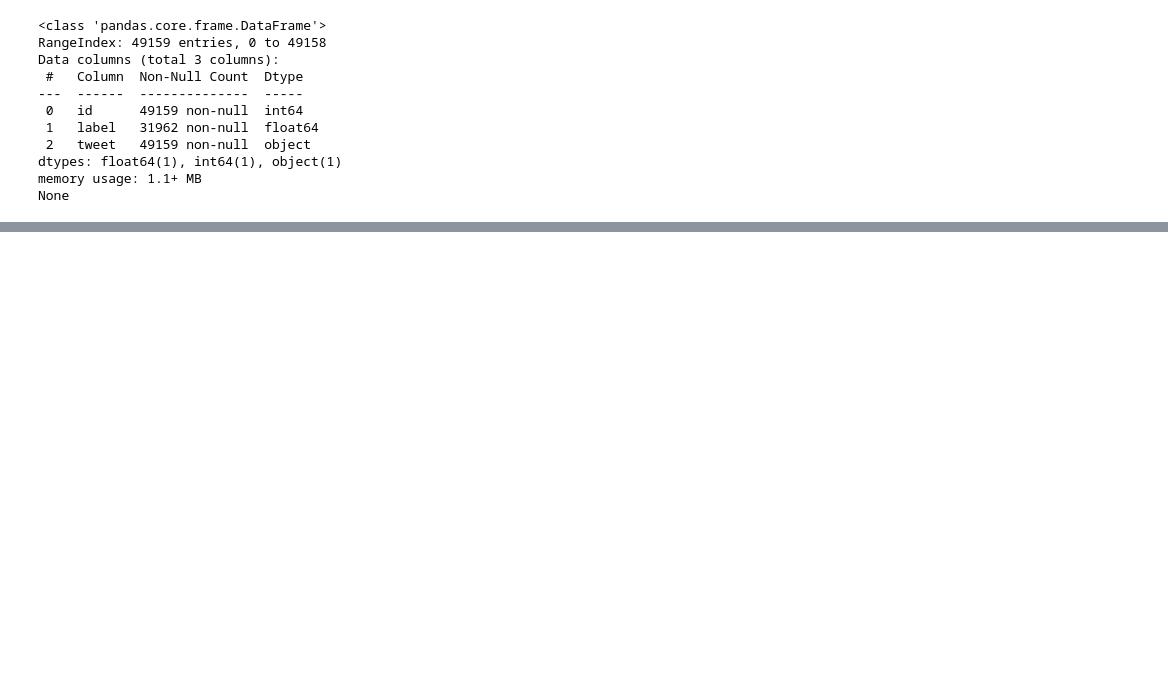
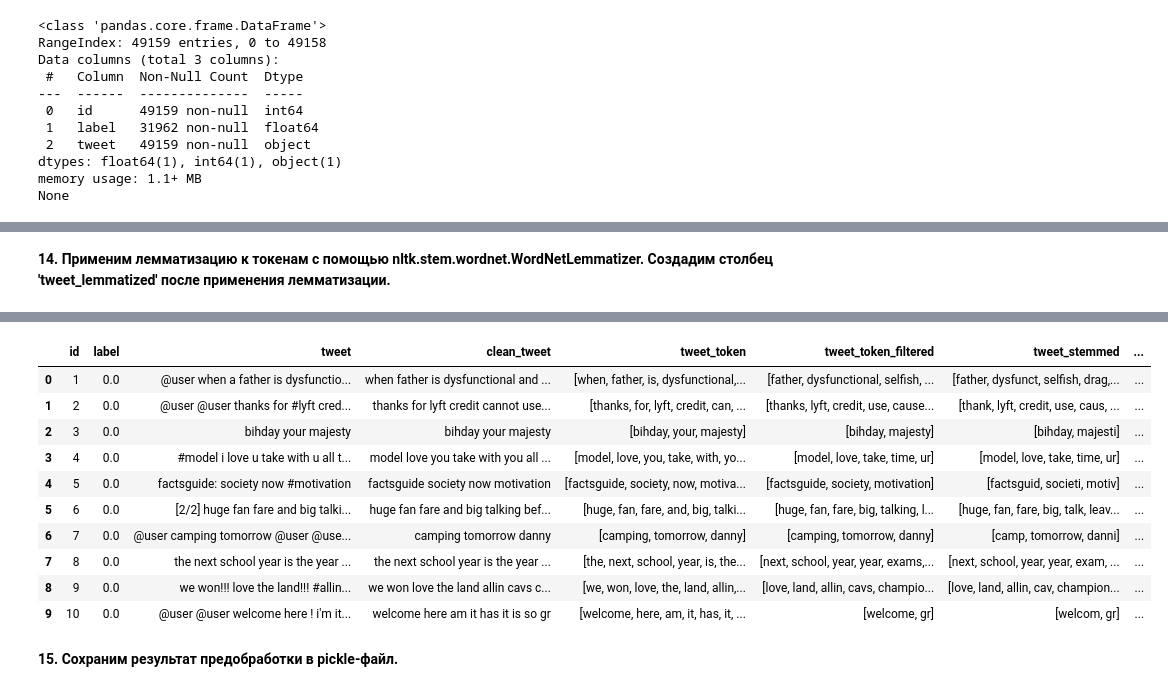
Before and after one commit to servatorx/gb_nlp, a Jupyter notebook: hw1/hw_lesson_1.ipynb, the cells around one changed output, grey strips where cells are left out. Drawn from its saved outputs; the diff is of its cells as text; code cells hidden in the pictures; blank space fills up the shorter version.

```diff
--- a/hw1/hw_lesson_1.ipynb
+++ b/hw1/hw_lesson_1.ipynb
@@ -364,0 +536,3 @@ None
+# %%
+combine_df['tweet_token_filtered'] = combine_df['tweet_token'].apply(lambda words: [word for word in words if not word in stop_words])
+combine_df.head(5)
@@ -364,0 +548,10 @@ None
+# %%
+from nltk.stem import PorterStemmer
+stemmer = PorterStemmer()
+
+def make_stem(words: list)-> list:
+    return [stemmer.stem(word) for word in words]
+# %%
+%%time
+combine_df['tweet_stemmed'] = combine_df['tweet_token_filtered'].apply(make_stem)
+combine_df.head(5)
@@ -364,0 +567,16 @@ None
+# %% [markdown]
+**14. Применим лемматизацию к токенам с помощью nltk.stem.wordnet.WordNetLemmatizer. Создадим столбец 'tweet_lemmatized' после применения лемматизации.**
+# %%
+from nltk.stem import WordNetLemmatizer
+from nltk.corpus import wordnet
+
+lemmatizer = WordNetLemmatizer()
+
+def make_lemmatize(words: list)-> list:
+    # леммы по глаголам
+    return [lemmatizer.lemmatize(word, pos=wordnet.VERB) for word in words]
+# %%
+%%time
+combine_df['tweet_lemmatized'] = combine_df['tweet_token_filtered'].apply(make_lemmatize)
+combine_df.head(10)
+# %% [output]
@@ -364,0 +585,13 @@ None
+|  | id | label | tweet | clean_tweet | tweet_token | tweet_token_filtered | tweet_stemmed | ... |
+| 0 | 1 | 0.0 | @user when a father is dysfunctio... | when father is dysfunctional and ... | [when, father, is, dysfunctional,... | [father, dysfunctional, selfish, ... | [father, dysfunct, selfish, drag,... | ... |
+| 1 | 2 | 0.0 | @user @user thanks for #lyft cred... | thanks for lyft credit cannot use... | [thanks, for, lyft, credit, can, ... | [thanks, lyft, credit, use, cause... | [thank, lyft, credit, use, caus, ... | ... |
+| 2 | 3 | 0.0 | bihday your majesty | bihday your majesty | [bihday, your, majesty] | [bihday, majesty] | [bihday, majesti] | ... |
+| 3 | 4 | 0.0 | #model i love u take with u all t... | model love you take with you all ... | [model, love, you, take, with, yo... | [model, love, take, time, ur] | [model, love, take, time, ur] | ... |
+| 4 | 5 | 0.0 | factsguide: society now #motivation | factsguide society now motivation | [factsguide, society, now, motiva... | [factsguide, society, motivation] | [factsguid, societi, motiv] | ... |
+| 5 | 6 | 0.0 | [2/2] huge fan fare and big talki... | huge fan fare and big talking bef... | [huge, fan, fare, and, big, talki... | [huge, fan, fare, big, talking, l... | [huge, fan, fare, big, talk, leav... | ... |
+| 6 | 7 | 0.0 | @user camping tomorrow @user @use... | camping tomorrow danny | [camping, tomorrow, danny] | [camping, tomorrow, danny] | [camp, tomorrow, danni] | ... |
+| 7 | 8 | 0.0 | the next school year is the year ... | the next school year is the year ... | [the, next, school, year, is, the... | [next, school, year, year, exams,... | [next, school, year, year, exam, ... | ... |
+| 8 | 9 | 0.0 | we won!!! love the land!!! #allin... | we won love the land allin cavs c... | [we, won, love, the, land, allin,... | [love, land, allin, cavs, champio... | [love, land, allin, cav, champion... | ... |
+| 9 | 10 | 0.0 | @user @user welcome here ! i'm it... | welcome here am it has it is so gr | [welcome, here, am, it, has, it, ... | [welcome, gr] | [welcom, gr] | ... |
+# %% [markdown]
+**15. Сохраним результат предобработки в pickle-файл.**
```
Also changed, not shown: parts of 54 cells of this notebook.
